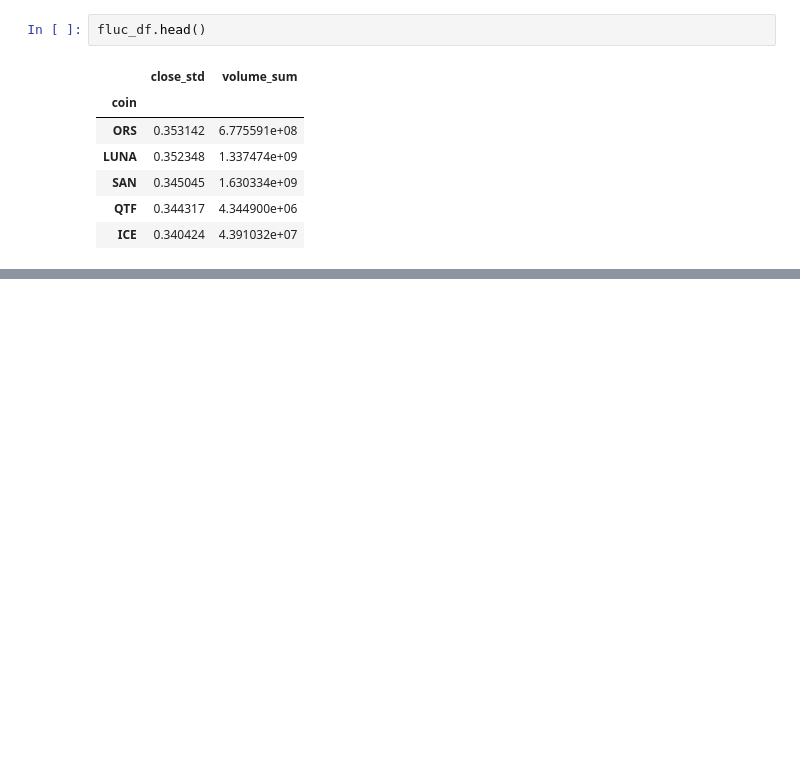
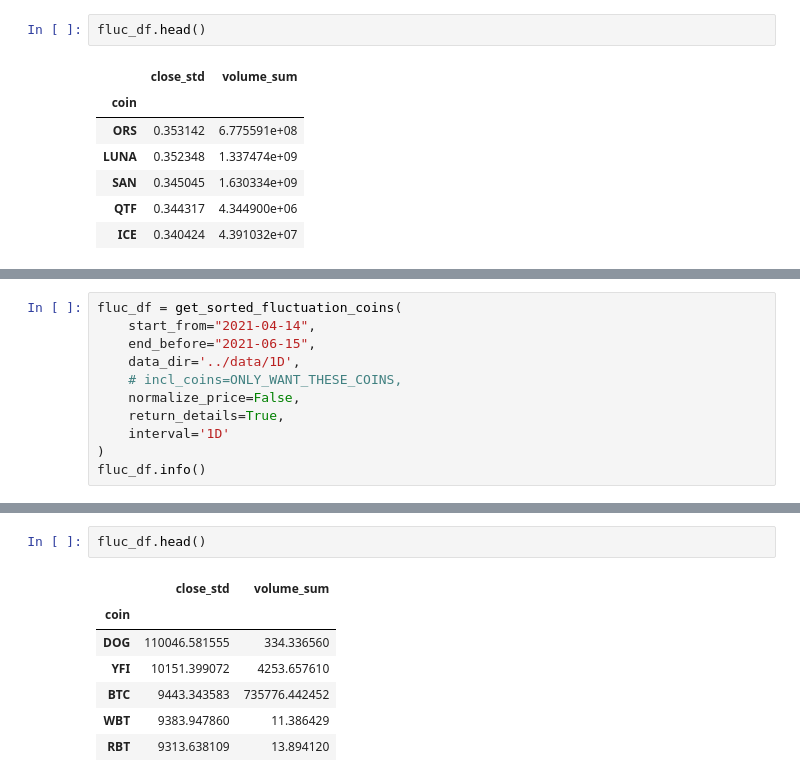
Before and after one commit to codingFerryman/crypto_market_hierarchy_structure, a Jupyter notebook: src/example_load_data.ipynb, the cells around one changed output, grey strips where cells are left out. Drawn from its saved outputs; the diff is of its cells as text; blank space fills up the shorter version.

```diff
--- a/src/example_load_data.ipynb
+++ b/src/example_load_data.ipynb
@@ -201,0 +160,11 @@ fluc_df[fluc_df['close_std']<0.25]
+# %%
+fluc_df = get_sorted_fluctuation_coins(
+    start_from="2021-04-14",
+    end_before="2021-06-15",
+    data_dir='../data/1D',
+    # incl_coins=ONLY_WANT_THESE_COINS,
+    normalize_price=False,
+    return_details=True,
+    interval='1D'
+)
+fluc_df.info()
@@ -201,0 +181,10 @@ fluc_df[fluc_df['close_std']<0.25]
+# %%
+fluc_df.head()
+# %% [output]
+|  | close_std | volume_sum |
+| coin |  |  |
+| DOG | 110046.581555 | 334.336560 |
+| YFI | 10151.399072 | 4253.657610 |
+| BTC | 9443.343583 | 735776.442452 |
+| WBT | 9383.947860 | 11.386429 |
+| RBT | 9313.638109 | 13.894120 |
```
Also changed, not shown: parts of 7 cells of this notebook, 2 other files.
